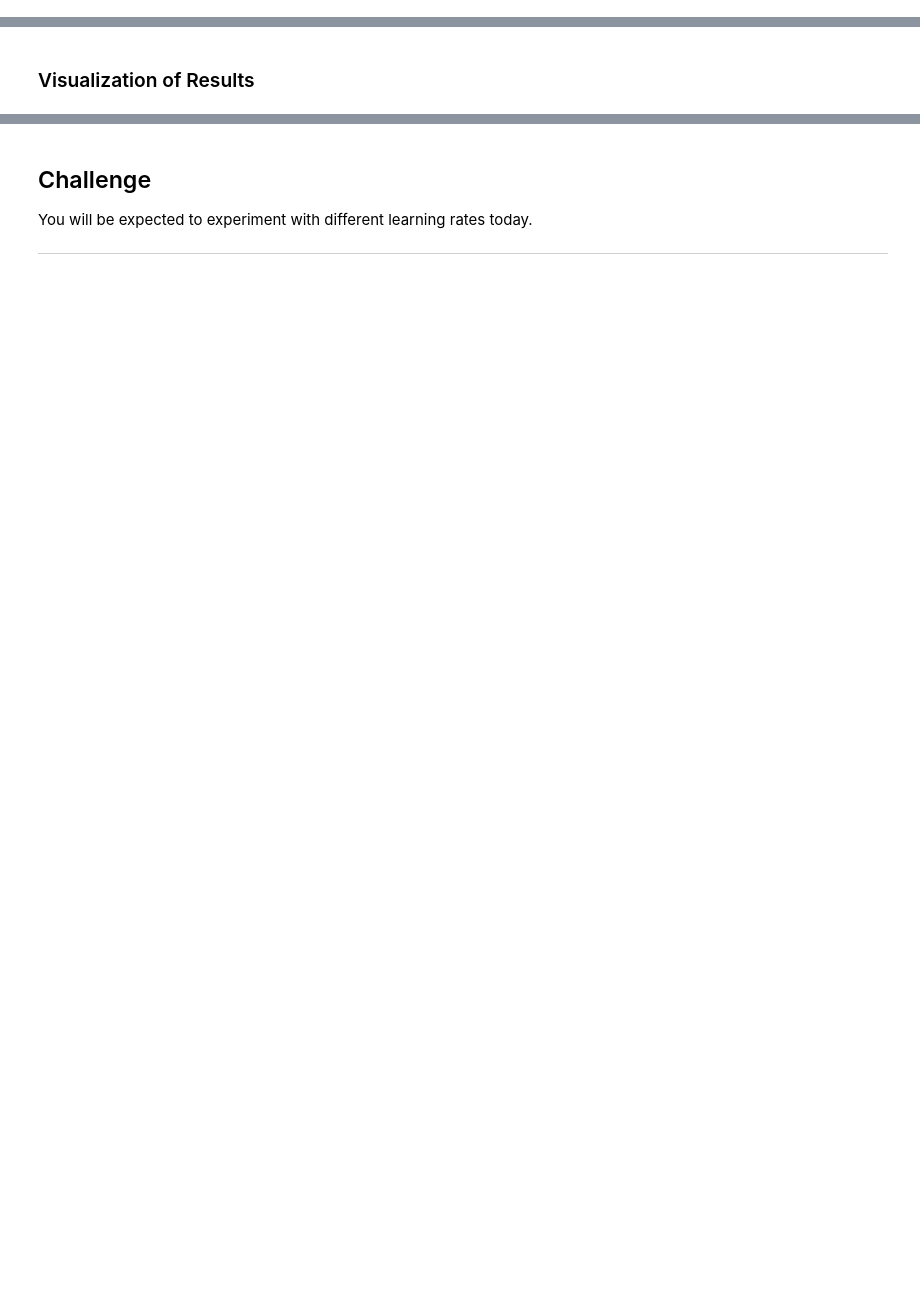
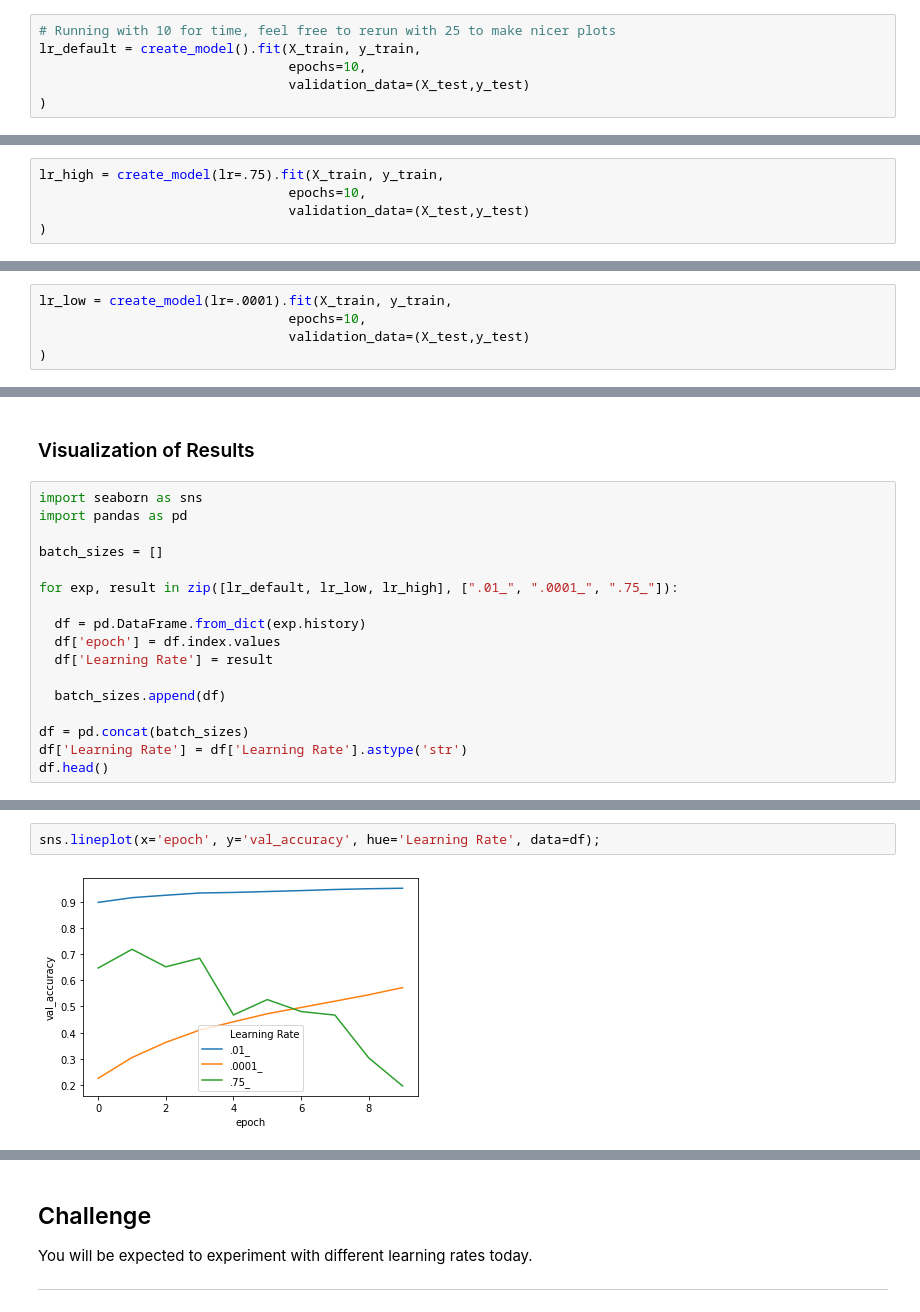
Before and after one commit to John-G-Thomas/DS-Unit-4-Sprint-2-Neural-Networks, a Jupyter notebook: module2-Train/LS_DS_422_Train.ipynb, the cells around one changed output, grey strips where cells are left out. Saved outputs shown, nothing was run; the diff lists cells and outputs as text; blank space fills up the shorter version.

```diff
--- a/module2-Train/LS_DS_422_Train.ipynb
+++ b/module2-Train/LS_DS_422_Train.ipynb
@@ -244,3 +437,9 @@ Same experiment with Batch but different learning rates:
 * Low Learning Rate = .0001
 # %% [markdown]
 ### Default Learning Rate
+# %%
+# Running with 10 for time, feel free to rerun with 25 to make nicer plots
+lr_default = create_model().fit(X_train, y_train,
+                                epochs=10,
+                                validation_data=(X_test,y_test)
+)
@@ -247,2 +467,7 @@ Same experiment with Batch but different learning rates:
 # %% [markdown]
 ### High Learning Rate
+# %%
+lr_high = create_model(lr=.75).fit(X_train, y_train,
+                                epochs=10,
+                                validation_data=(X_test,y_test)
+)
@@ -249,2 +495,7 @@ Same experiment with Batch but different learning rates:
 # %% [markdown]
 ### Low Learning Rate
+# %%
+lr_low = create_model(lr=.0001).fit(X_train, y_train,
+                                epochs=10,
+                                validation_data=(X_test,y_test)
+)
@@ -251,2 +523,19 @@ Same experiment with Batch but different learning rates:
 # %% [markdown]
 ### Visualization of Results
+# %%
+import seaborn as sns
+import pandas as pd
+
+batch_sizes = []
+
+for exp, result in zip([lr_default, lr_low, lr_high], [".01_", ".0001_", ".75_"]):
+
+  df = pd.DataFrame.from_dict(exp.history)
+  df['epoch'] = df.index.values
+  df['Learning Rate'] = result
+
+  batch_sizes.append(df)
+
+df = pd.concat(batch_sizes)
+df['Learning Rate'] = df['Learning Rate'].astype('str')
+df.head()
@@ -252,0 +549,4 @@ Same experiment with Batch but different learning rates:
+# %%
+sns.lineplot(x='epoch', y='val_accuracy', hue='Learning Rate', data=df);
+# %% [output]
+[figure, added]
```
Also changed, not shown: parts of 25 cells of this notebook.
